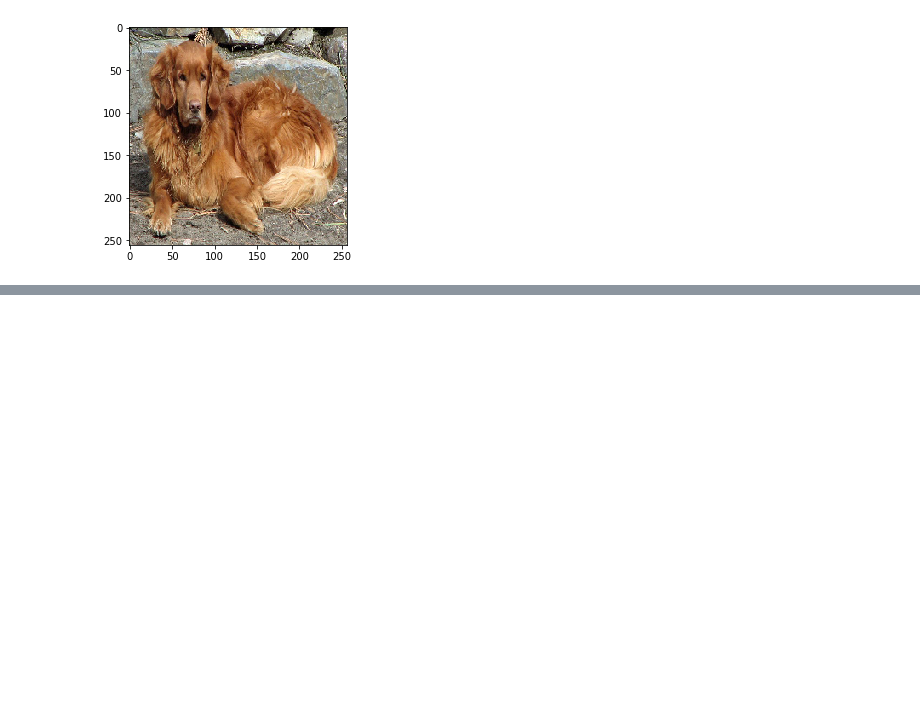
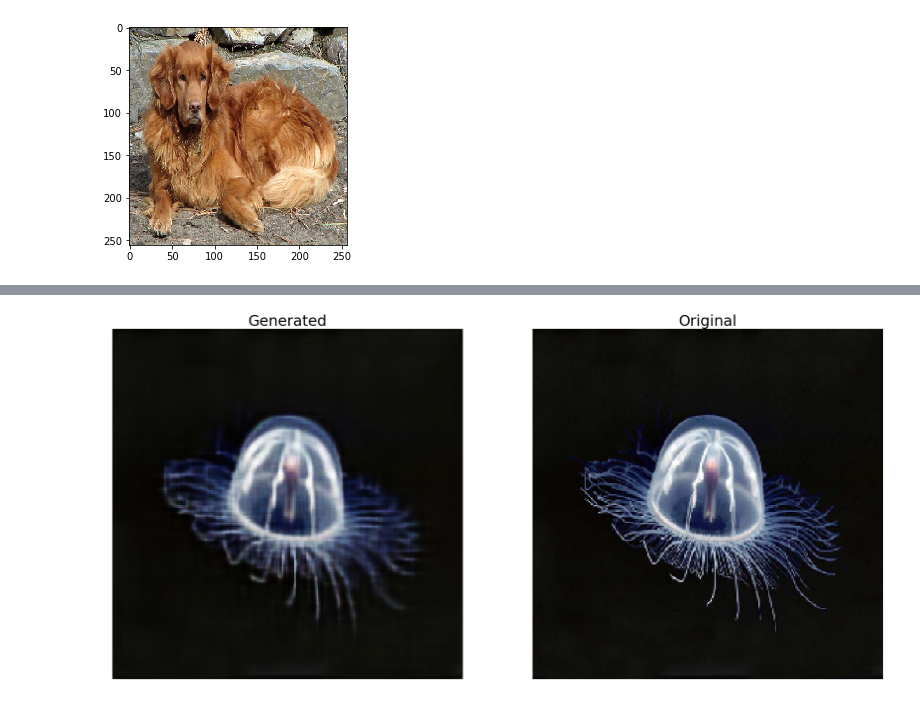
Before and after one commit to tivvit/resnet_gan, a Jupyter notebook: resnet_gan.ipynb, the cells around one changed output, grey strips where cells are left out. Cells and saved outputs as stored; diff of their text form; code cells hidden in the pictures; blank space fills up the shorter version.

Commit message:
multiple images

```diff
--- a/resnet_gan.ipynb
+++ b/resnet_gan.ipynb
@@ -159,4 +196,19 @@ Epoch 3315/5000
 <tensorflow.python.keras._impl.keras.callbacks.History at 0x...>
-# %%
-decoded_img = autoencoder.predict(np.array([f[:2048]]))
-#plt.imshow(decoded_img.reshape(28, 28, 3))
+# %%
+def show_image(image_n):
+    decoded_img = autoencoder.predict(np.array([f[image_n]]))
+    plt.figure(figsize=(28, 28))
+    plt.subplot(1, 2, 1)
+    plt.imshow(decoded_img.reshape(size, size, 3))
+    plt.title('Generated', fontsize=30)
+    plt.axis('off')
+    plt.subplot(1, 2, 2)
+    plt.imshow(image.load_img(image_path[image_n], target_size=(size, size)))
+    plt.title('Original', fontsize=30)
+    plt.axis('off')
+    #plt.tight_layout()
+    plt.show()
+# %%
+show_image(1)
+# %% [output]
+[figure, added]
```
Also changed, not shown: parts of 15 cells of this notebook.
